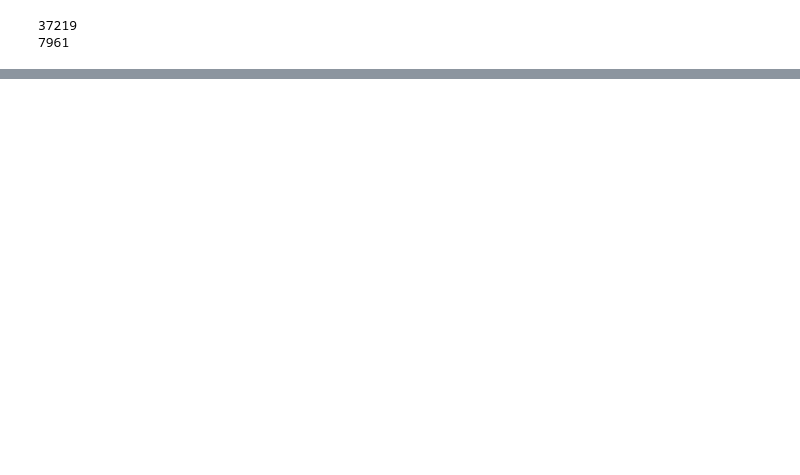
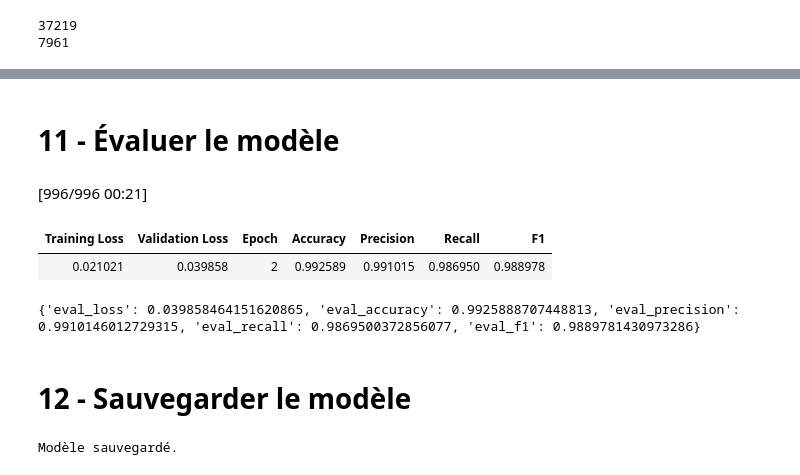
Before and after one commit to IKRAMDAOUBIH/prompt-injection-detection, a Jupyter notebook: notebooks/person2/01_train_distilbert.ipynb, the cells around one changed output, grey strips where cells are left out. Saved outputs shown, nothing was run; the diff lists cells and outputs as text; code cells hidden in the pictures; blank space fills up the shorter version.

```diff
--- a/notebooks/person2/01_train_distilbert.ipynb
+++ b/notebooks/person2/01_train_distilbert.ipynb
@@ -212,0 +255,23 @@ trainer.train()
+# %% [markdown]
+# 11 - Évaluer le **modèle**
+# %%
+validation_results = trainer.evaluate()
+print(validation_results)
+# %% [output]
+[996/996 00:21]
+| Training Loss | Validation Loss | Epoch | Accuracy | Precision | Recall | F1 |
+| 0.021021 | 0.039858 | 2 | 0.992589 | 0.991015 | 0.986950 | 0.988978 |
+{'eval_loss': 0.039858464151620865, 'eval_accuracy': 0.9925888707448813, 'eval_precision': 0.9910146012729315, 'eval_recall': 0.9869500372856077, 'eval_f1': 0.9889781430973286}
+# %% [markdown]
+# **12 - Sauvegarder le modèle**
+# %%
+import os
+
+os.makedirs("models/distilbert/final_model", exist_ok=True)
+
+trainer.save_model("models/distilbert/final_model")
+tokenizer.save_pretrained("models/distilbert/final_model")
+
+print("Modèle sauvegardé.")
+# %% [output]
+Modèle sauvegardé.
```
Also changed, not shown: parts of 32 cells of this notebook.
